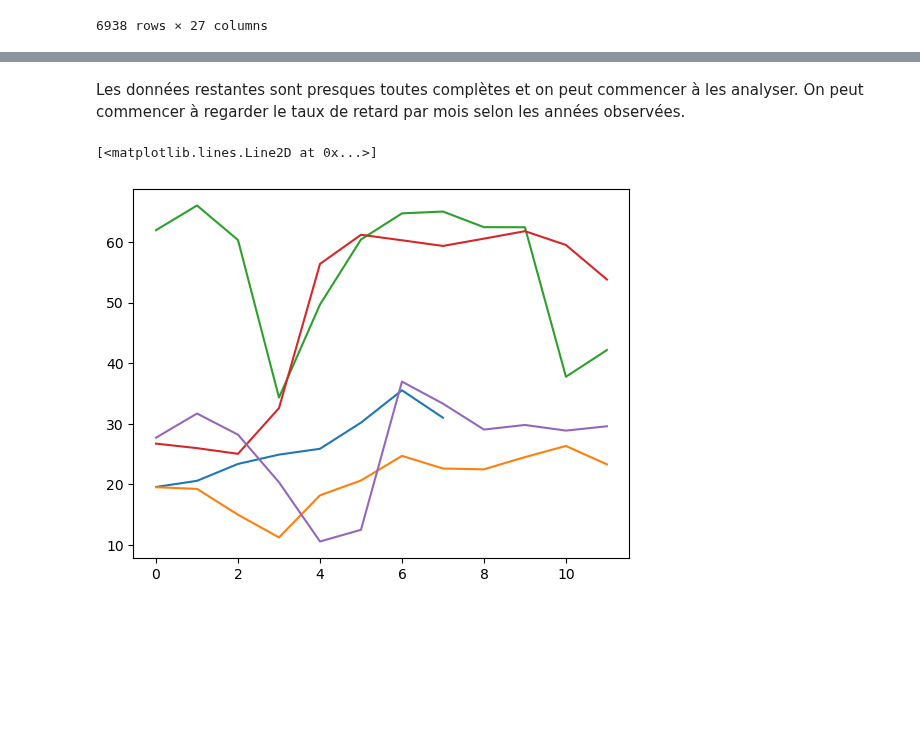
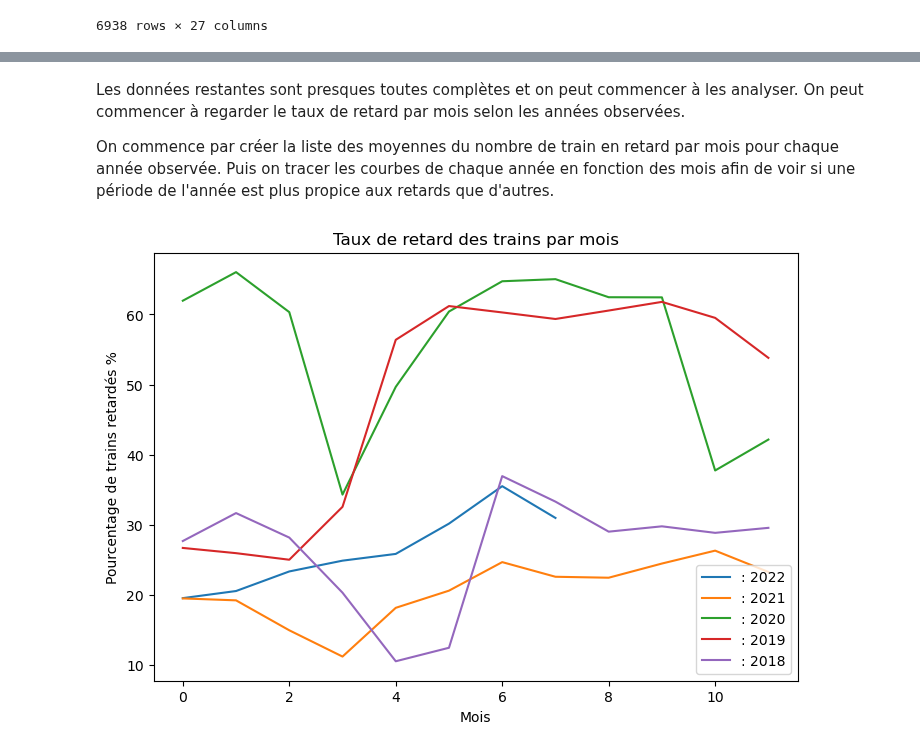
Before and after one commit to DiegoRenaud/Exercice, a Jupyter notebook: Analyse_retards.ipynb, the cells around one changed output, grey strips where cells are left out. Drawn from its saved outputs; the diff is of its cells as text; code cells hidden in the pictures; blank space fills up the shorter version.

```diff
--- a/Analyse_retards.ipynb
+++ b/Analyse_retards.ipynb
@@ -79,5 +59,7 @@ memory usage: 1.4+ MB
 # %% [markdown]
 Les données restantes sont presques toutes complètes et on peut commencer à les analyser. On peut commencer à regarder le taux de retard par mois selon les années observées.
+
+On commence par créer la liste des moyennes du nombre de train en retard par mois pour chaque année observée. Puis on tracer les courbes de chaque année en fonction des mois afin de voir si une période de l'année est plus propice aux retards que d'autres.
 # %%
 df_retards_2018 = df_retards.loc[(df_retards['annee'] == 2018),['prct_nb_train_depart_retard','mois']]
 X_2018 = []
@@ -109,15 +91,20 @@ for i in range(12):
 # %%
 df_retards_2022 = df_retards.loc[(df_retards['annee'] == 2022),['prct_nb_train_depart_retard','mois']]
 X_2022 = []
 for i in range(8):
     df = df_retards_2022.loc[(df_retards_2022['mois'] == i+1),['prct_nb_train_depart_retard']]
     x = np.mean(df['prct_nb_train_depart_retard'])
     X_2022.append(x)
-plt.plot(X_2022)
-plt.plot(X_2021)
-plt.plot(X_2020)
-plt.plot(X_2019)
-plt.plot(X_2018)
+
+fig, ax = plt.subplots(figsize=(7, 5), layout='constrained')
+ax.plot(X_2022, label=': 2022')
+ax.plot(X_2021, label=': 2021')
+ax.plot(X_2020, label=': 2020')
+ax.plot(X_2019, label=': 2019')
+ax.plot(X_2018, label=': 2018')
+ax.set_xlabel('Mois')
+ax.set_ylabel('Pourcentage de trains retardés %')
+ax.set_title("Taux de retard des trains par mois")
+ax.legend();
 # %% [output]
-[<matplotlib.lines.Line2D at 0x...>]
-[figure, old version]
+[figure, new version]
```
Also changed, not shown: parts of 4 cells of this notebook.
